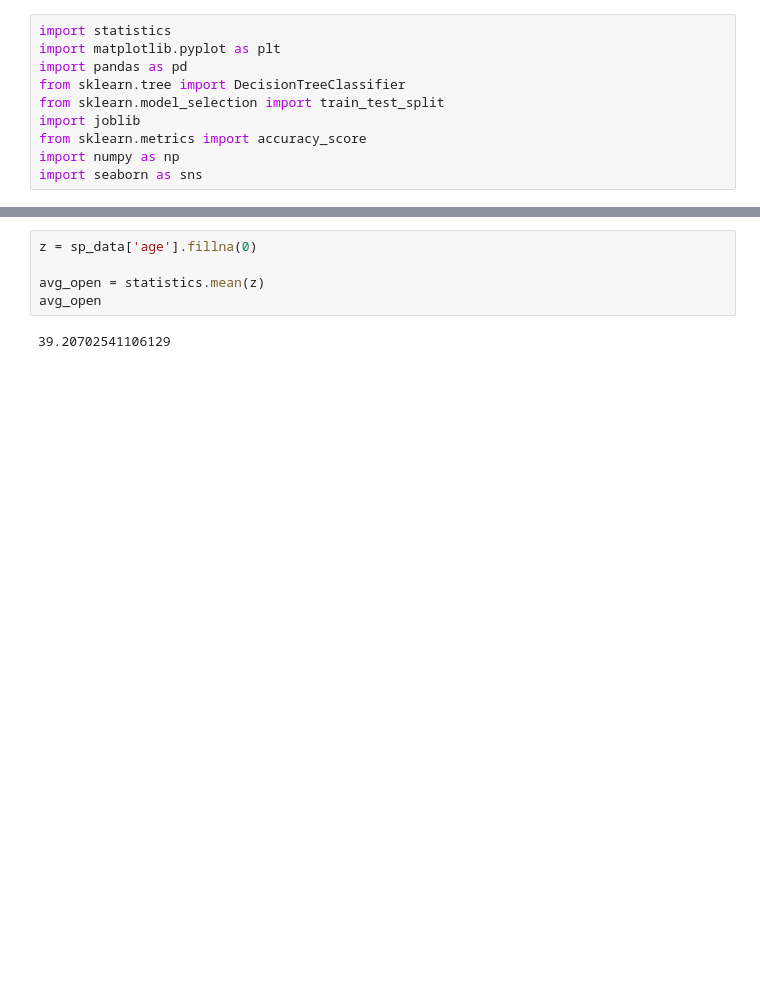
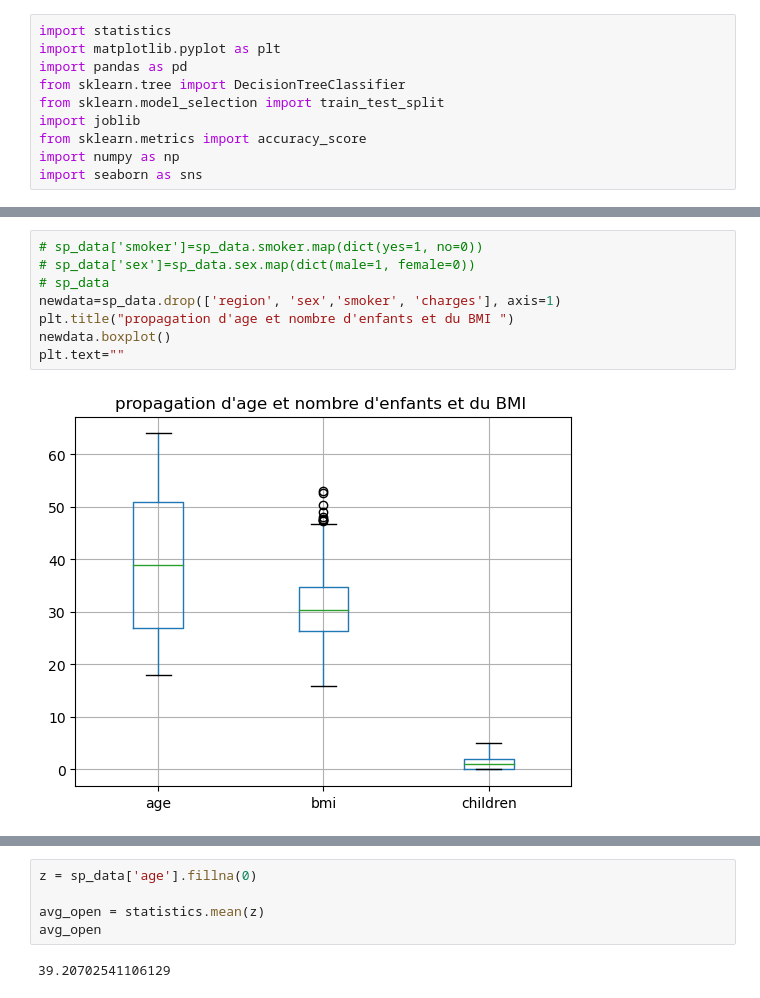
Before and after one commit to tariksghiouri/ml-math-project, a Jupyter notebook: main.ipynb, the cells around one changed output, grey strips where cells are left out. Saved outputs shown, nothing was run; the diff lists cells and outputs as text; blank space fills up the shorter version.

```diff
--- a/main.ipynb
+++ b/main.ipynb
@@ -67,0 +68,10 @@ Text(0.5, 1.0, 'Number of Children')
+# %%
+# sp_data['smoker']=sp_data.smoker.map(dict(yes=1, no=0))
+# sp_data['sex']=sp_data.sex.map(dict(male=1, female=0))
+# sp_data
+newdata=sp_data.drop(['region', 'sex','smoker', 'charges'], axis=1)
+plt.title("propagation d'age et nombre d'enfants et du BMI ")
+newdata.boxplot()
+plt.text=""
+# %% [output]
+[figure, added]
```
Also changed, not shown: parts of 9 cells of this notebook.
